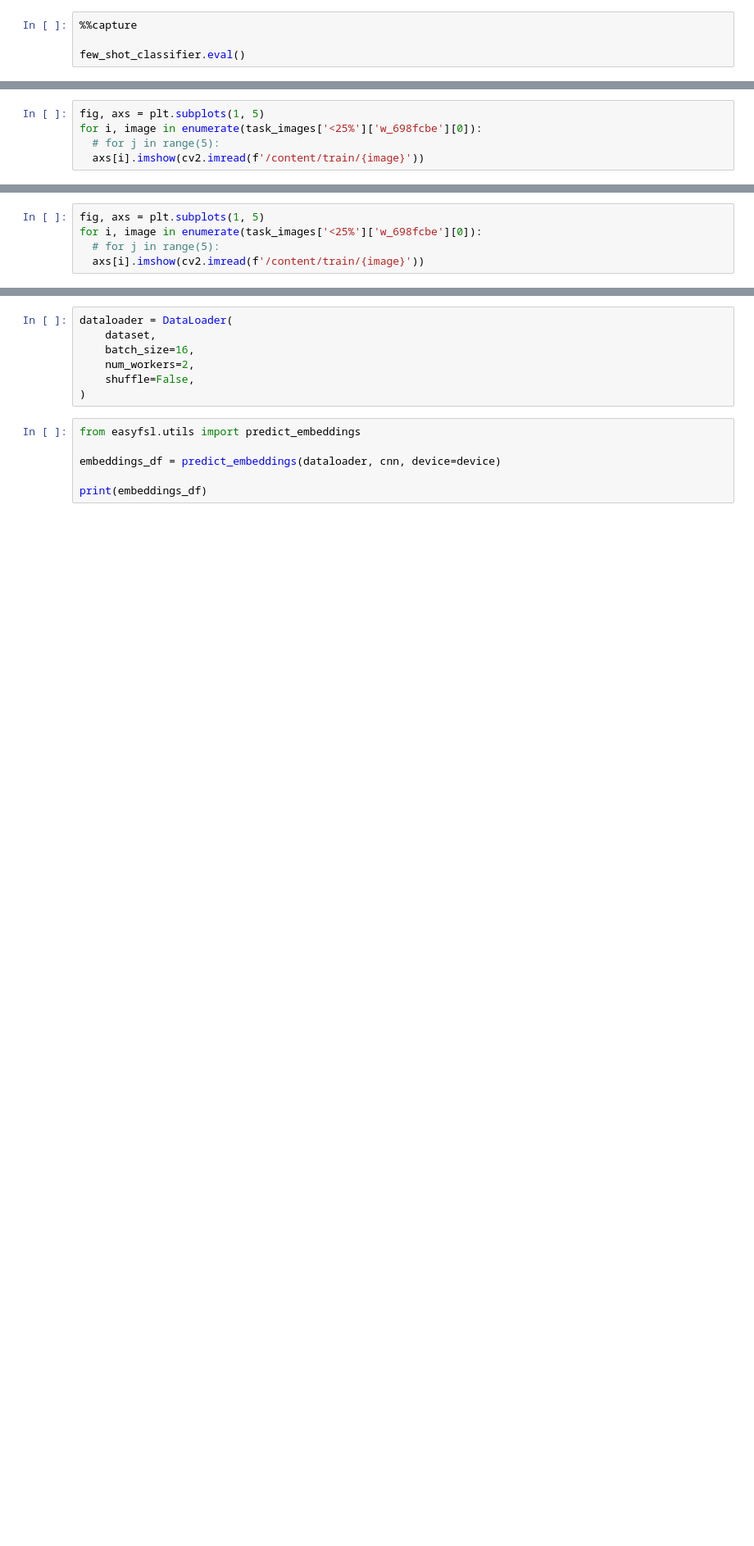
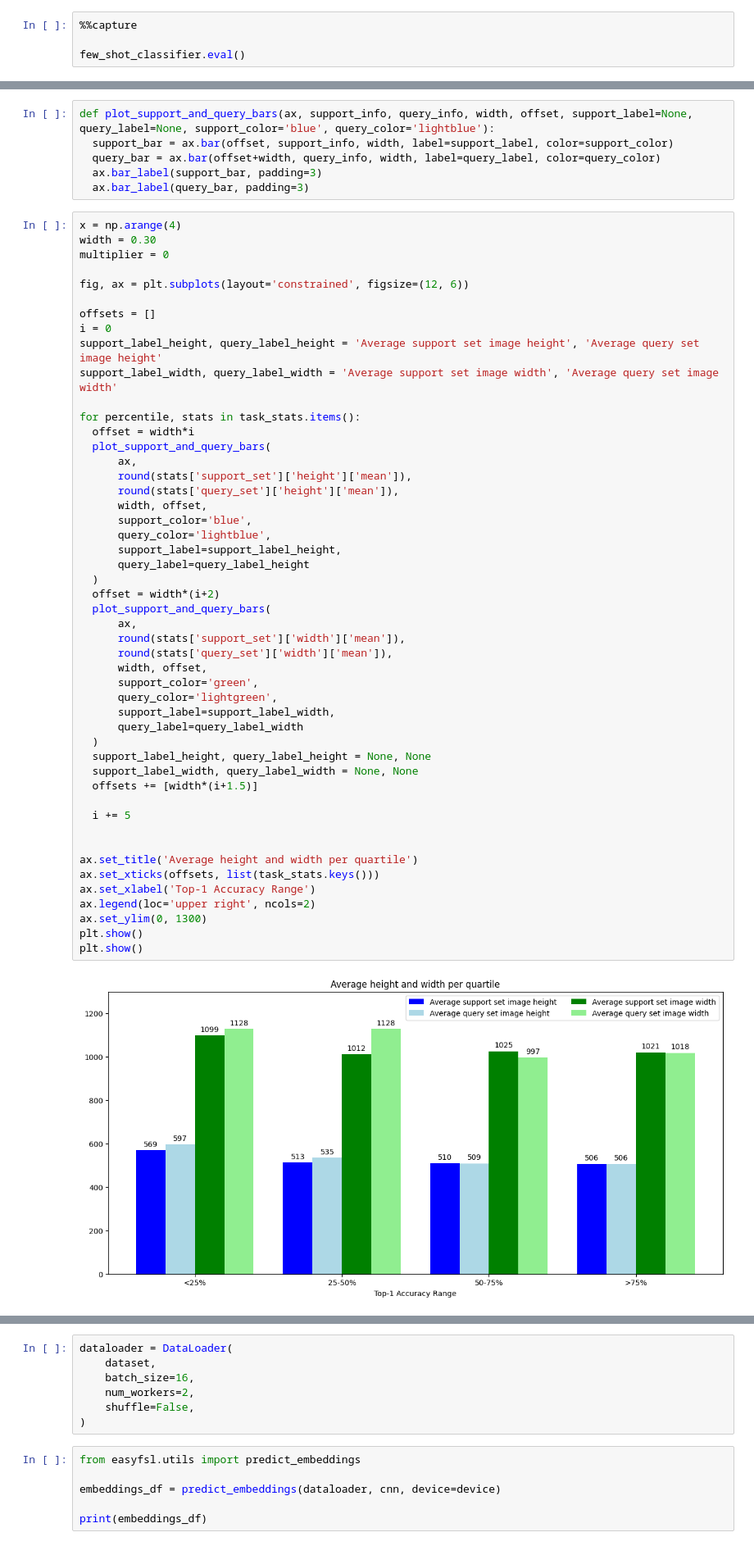
Before and after one commit to jwells52/creating-ai-enabled-systems, a Jupyter notebook: Research Project/notebooks/fsl_experiment3.ipynb, the cells around one changed output, grey strips where cells are left out. Shown at 82% size. Cells and saved outputs as stored; diff of their text form; blank space fills up the shorter version.

```diff
--- a/Research Project/notebooks/fsl_experiment3.ipynb
+++ b/Research Project/notebooks/fsl_experiment3.ipynb
@@ -241,5 +229,0 @@ for i, image in enumerate(task_images['25-50%']['w_83a4279'][0]):
-# %%
-fig, axs = plt.subplots(1, 5)
-for i, image in enumerate(task_images['<25%']['w_698fcbe'][0]):
-  # for j in range(5):
-  axs[i].imshow(cv2.imread(f'/content/train/{image}'))
@@ -248,5 +229,0 @@ for i, image in enumerate(task_images['<25%']['w_698fcbe'][0]):
-# %%
-fig, axs = plt.subplots(1, 5)
-for i, image in enumerate(task_images['<25%']['w_698fcbe'][0]):
-  # for j in range(5):
-  axs[i].imshow(cv2.imread(f'/content/train/{image}'))
@@ -278,0 +307,57 @@ print(np.mean(hpc_mean_widths))
+# %%
+def plot_support_and_query_bars(ax, support_info, query_info, width, offset, support_label=None, query_label=None, support_color='blue', query_color='lightblue'):
+  support_bar = ax.bar(offset, support_info, width, label=support_label, color=support_color)
+  query_bar = ax.bar(offset+width, query_info, width, label=query_label, color=query_color)
+  ax.bar_label(support_bar, padding=3)
+  ax.bar_label(query_bar, padding=3)
+# %%
+x = np.arange(4)
+width = 0.30
+multiplier = 0
+
+fig, ax = plt.subplots(layout='constrained', figsize=(12, 6))
+
+offsets = []
+i = 0
+support_label_height, query_label_height = 'Average support set image height', 'Average query set image height'
+support_label_width, query_label_width = 'Average support set image width', 'Average query set image width'
+
+for percentile, stats in task_stats.items():
+  offset = width*i
+  plot_support_and_query_bars(
+      ax,
+      round(stats['support_set']['height']['mean']),
+      round(stats['query_set']['height']['mean']),
+      width, offset,
+      support_color='blue',
+      query_color='lightblue',
+      support_label=support_label_height,
+      query_label=query_label_height
+  )
+  offset = width*(i+2)
+  plot_support_and_query_bars(
+      ax,
+      round(stats['support_set']['width']['mean']),
+      round(stats['query_set']['width']['mean']),
+      width, offset,
+      support_color='green',
+      query_color='lightgreen',
+      support_label=support_label_width,
+      query_label=query_label_width
+  )
+  support_label_height, query_label_height = None, None
+  support_label_width, query_label_width = None, None
+  offsets += [width*(i+1.5)]
+
+  i += 5
+
+
+ax.set_title('Average height and width per quartile')
+ax.set_xticks(offsets, list(task_stats.keys()))
+ax.set_xlabel('Top-1 Accuracy Range')
+ax.legend(loc='upper right', ncols=2)
+ax.set_ylim(0, 1300)
+plt.show()
+plt.show()
+# %% [output]
+[figure, added]
```
Also changed, not shown: parts of 25 cells of this notebook.
